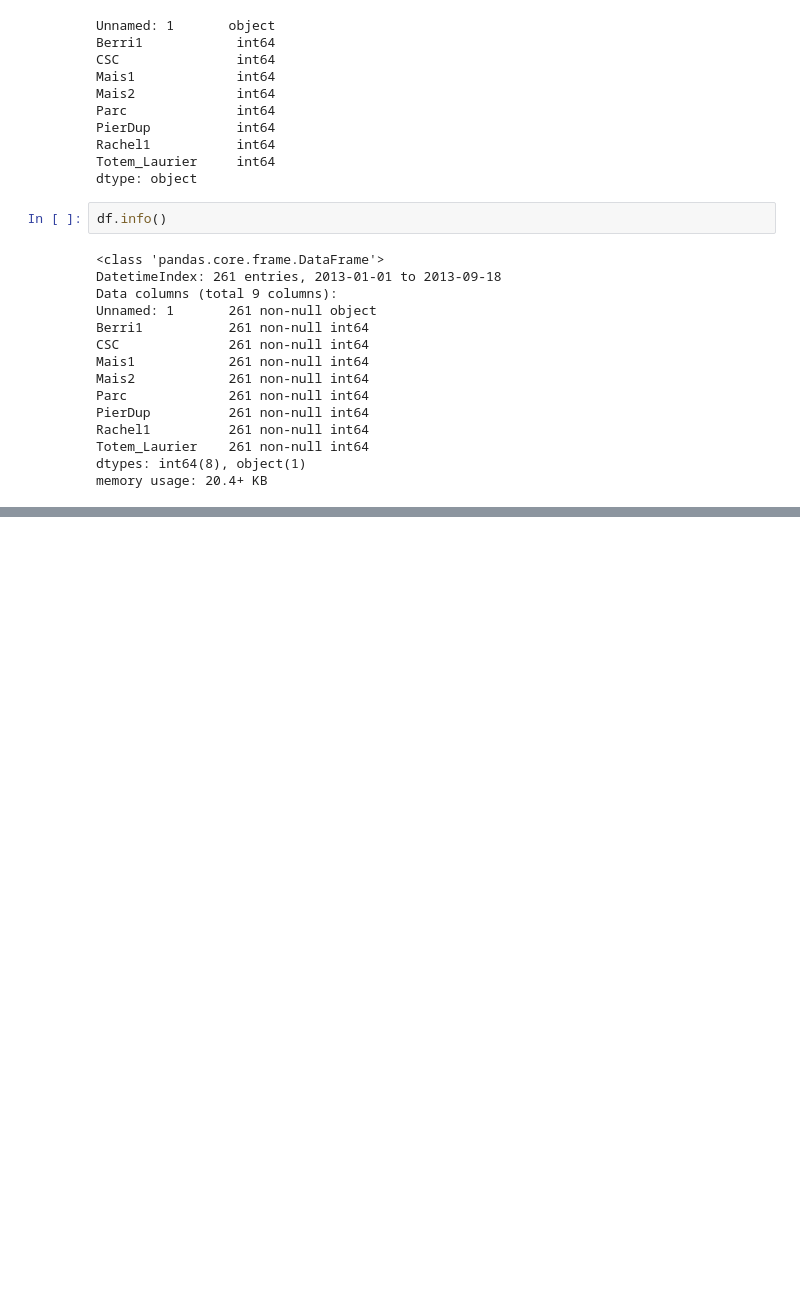
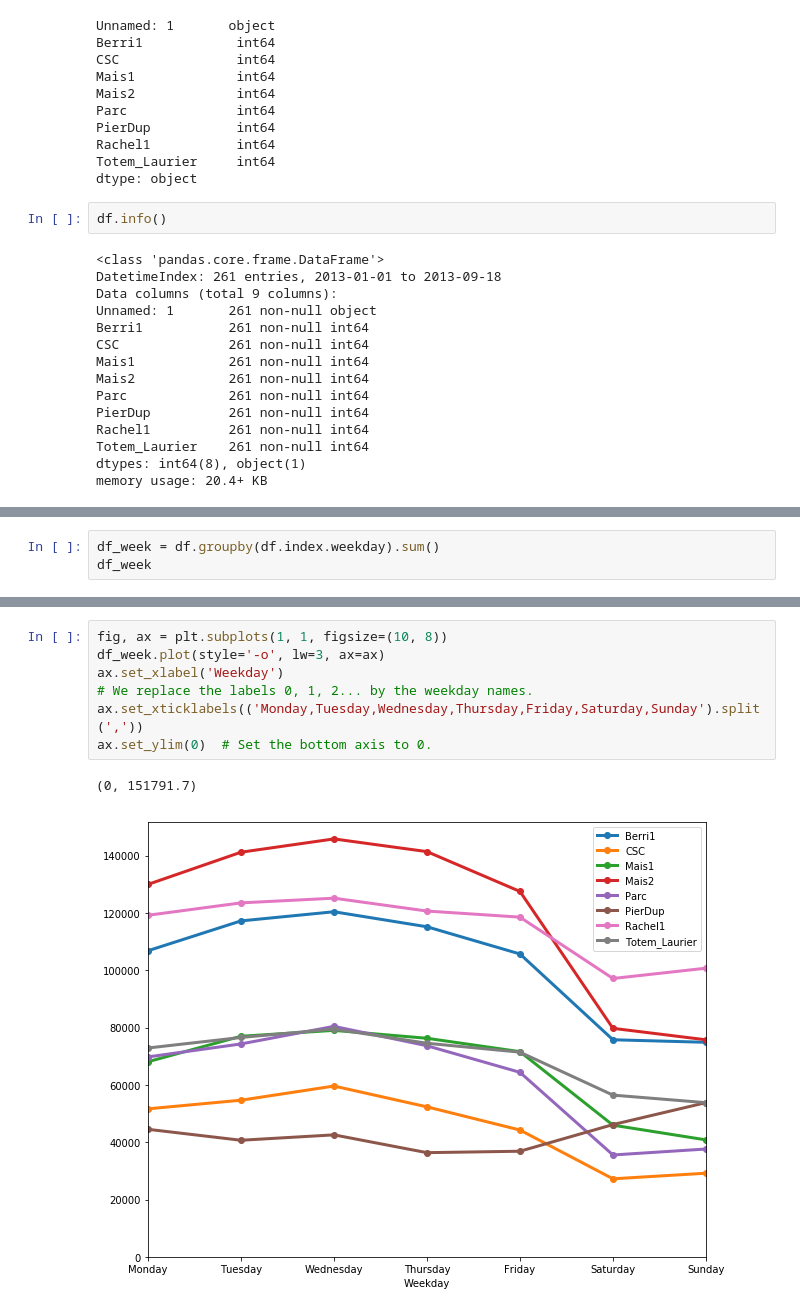
Before and after one commit to alessiocozzi/Montreal-biking-data, a Jupyter notebook: Montreal_biking_data_EDA_ipynb.ipynb, the cells around one changed output, grey strips where cells are left out. Drawn from its saved outputs; the diff is of its cells as text; blank space fills up the shorter version.

```diff
--- a/Montreal_biking_data_EDA_ipynb.ipynb
+++ b/Montreal_biking_data_EDA_ipynb.ipynb
@@ -66,0 +79,3 @@ memory usage: 20.4+ KB
+# %%
+df_week = df.groupby(df.index.weekday).sum()
+df_week
@@ -66,0 +92,10 @@ memory usage: 20.4+ KB
+# %%
+fig, ax = plt.subplots(1, 1, figsize=(10, 8))
+df_week.plot(style='-o', lw=3, ax=ax)
+ax.set_xlabel('Weekday')
+# We replace the labels 0, 1, 2... by the weekday names.
+ax.set_xticklabels(('Monday,Tuesday,Wednesday,Thursday,Friday,Saturday,Sunday').split(','))
+ax.set_ylim(0)  # Set the bottom axis to 0.
+# %% [output]
+(0, 151791.7)
+[figure, added]
```
Also changed, not shown: parts of 5 cells of this notebook.
